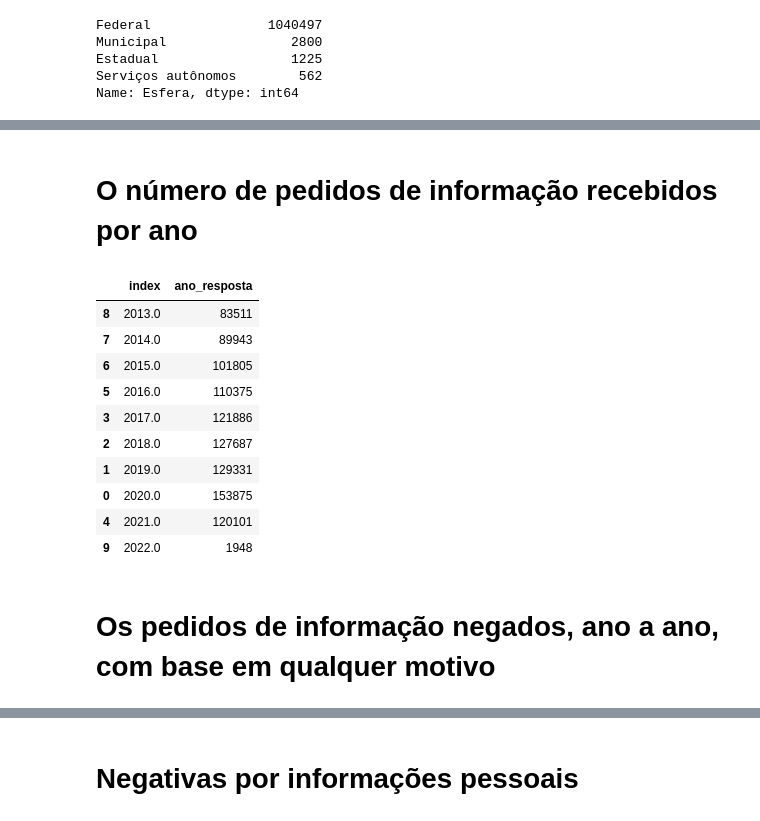
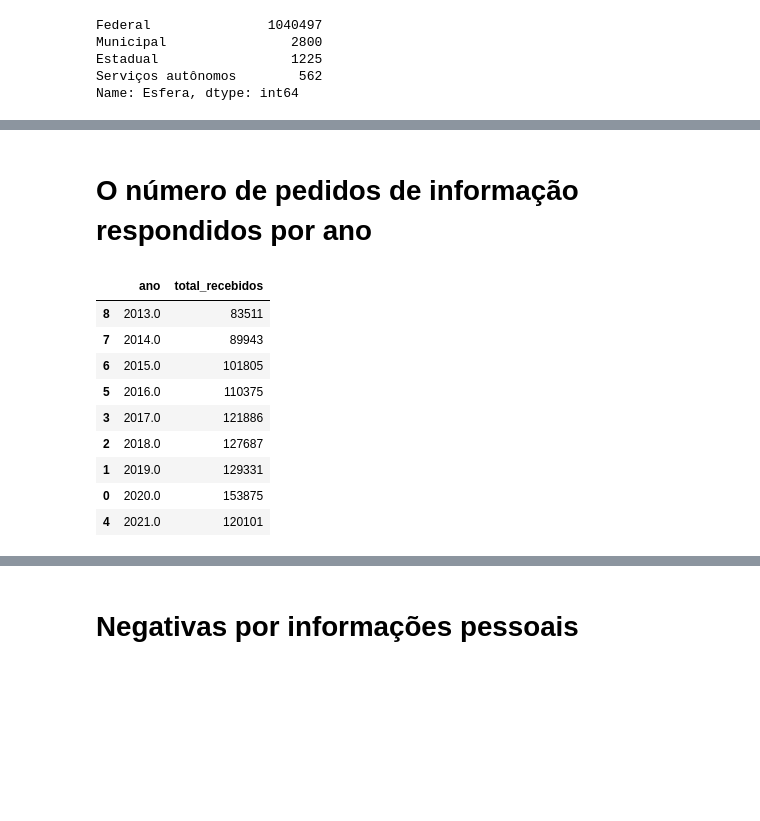
Before and after one commit to luizftoledo/analise_negativas, a Jupyter notebook: analise_negativas_lai_fiquem_sabendo_19_abril_2022.ipynb, the cells around one changed output, grey strips where cells are left out. Cells and saved outputs as stored; diff of their text form; code cells hidden in the pictures; blank space fills up the shorter version.

```diff
--- a/analise_negativas_lai_fiquem_sabendo_19_abril_2022.ipynb
+++ b/analise_negativas_lai_fiquem_sabendo_19_abril_2022.ipynb
@@ -291,3 +290,4 @@ df['ano_resposta'] = pd.DatetimeIndex(df['DataResposta']).year
 # %%
 # apenas órgãos federais
 df_fed = df[df.Esfera == 'Federal']
+df_fed = df_fed[df_fed.ano_resposta != 2022.0]
@@ -307,10 +343,14 @@ Name: Decisao, dtype: int64
 # %% [markdown]
-# O número de pedidos de informação recebidos por ano
+# O número de pedidos de informação respondidos por ano
 # %%
-numero_pedidos_ano = df_fed.ano_resposta.value_counts().reset_index().sort_values(by='index')
+numero_pedidos_ano = df_fed.ano_resposta.value_counts().reset_index(name='total_recebidos').sort_values(by='total_recebidos')
+numero_pedidos_ano = numero_pedidos_ano.rename(columns={'index': 'ano'})
+numero_pedidos_ano = numero_pedidos_ano.sort_values('ano')
+
+numero_pedidos_ano.to_csv('numero_pedidos_ano.csv', index=False)
 numero_pedidos_ano
 # %% [output]
-|  | index | ano_resposta |
+|  | ano | total_recebidos |
 | 8 | 2013.0 | 83511 |
 | 7 | 2014.0 | 89943 |
 | 6 | 2015.0 | 101805 |
@@ -320,6 +360,3 @@ numero_pedidos_ano
 | 1 | 2019.0 | 129331 |
 | 0 | 2020.0 | 153875 |
 | 4 | 2021.0 | 120101 |
-| 9 | 2022.0 | 1948 |
-# %% [markdown]
-# Os pedidos de informação negados, ano a ano, com base em qualquer motivo
```
Also changed, not shown: parts of 113 cells of this notebook, 22 other files.
